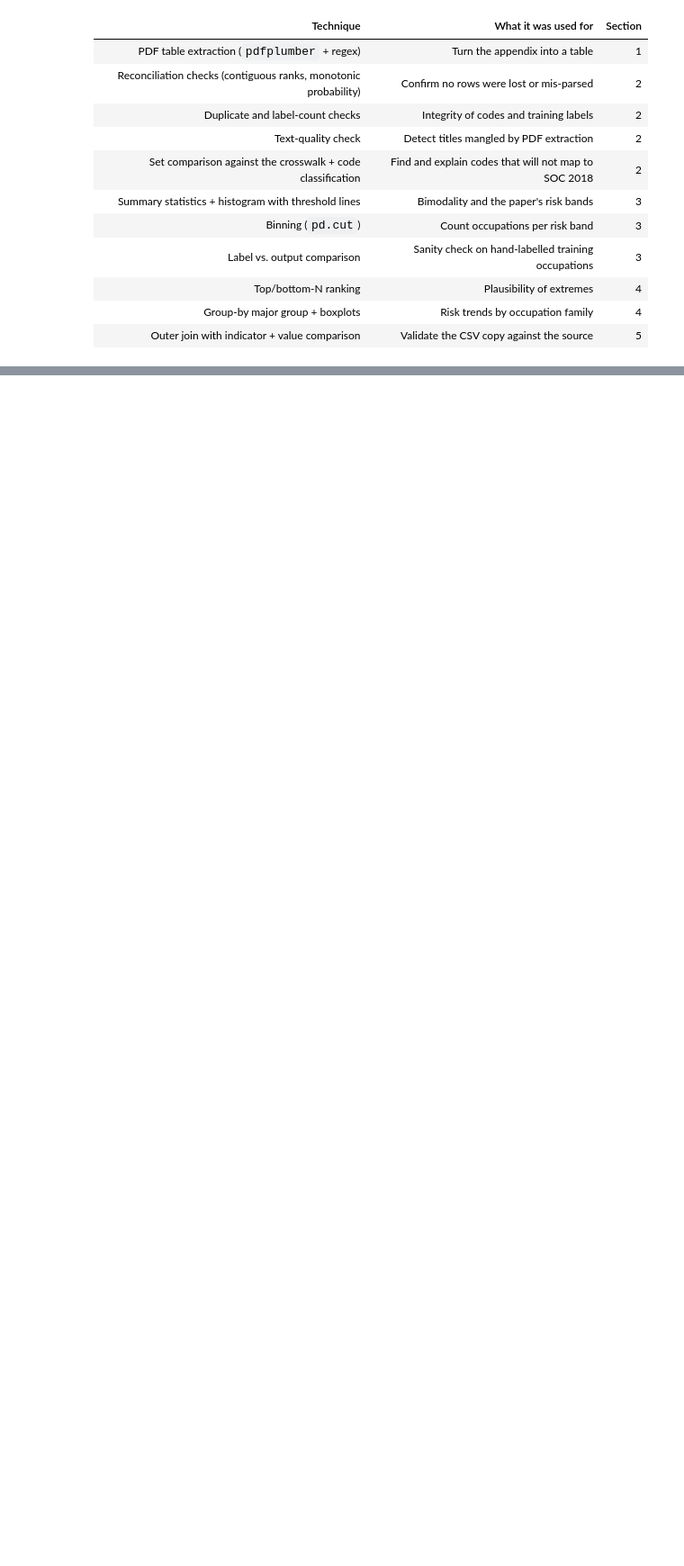
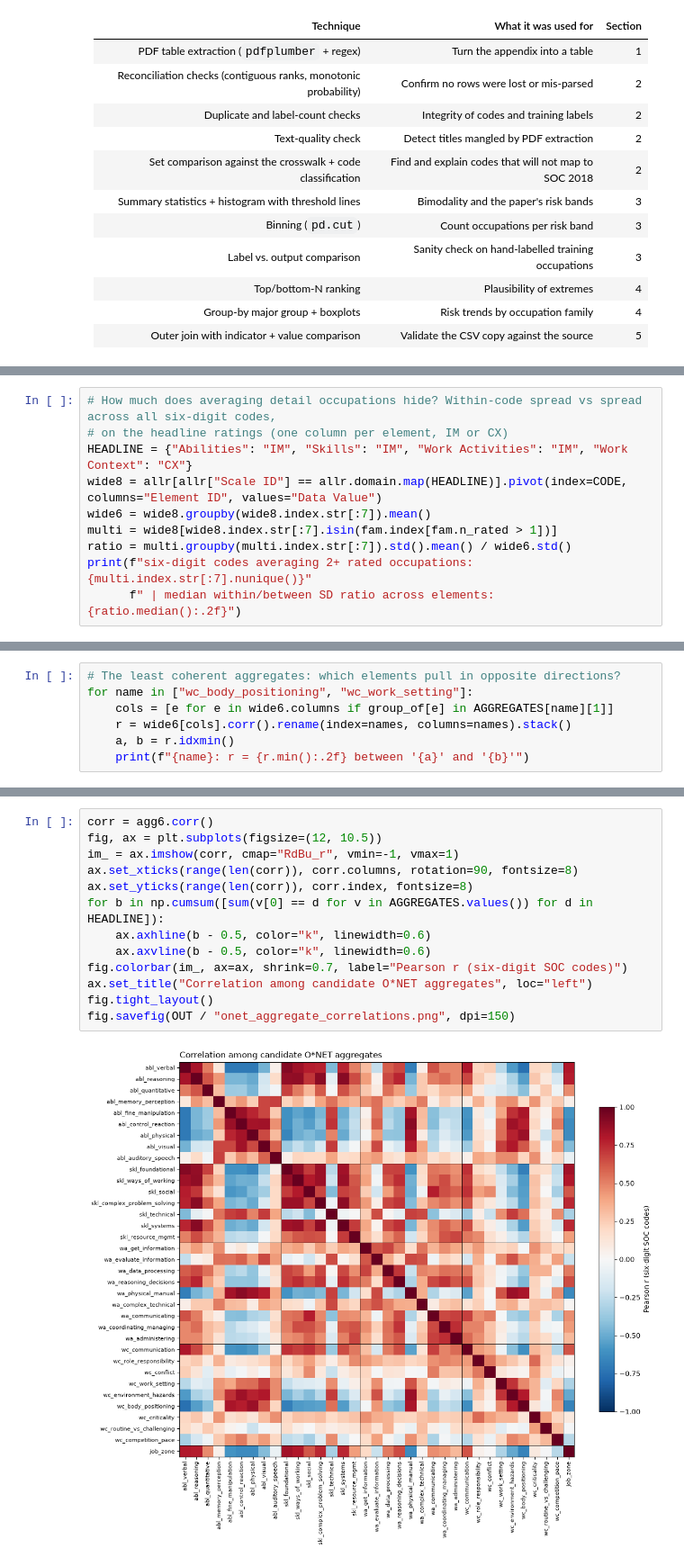
Before and after one commit to Break-Through-Tech/Swytch-1B-do-ai-job-risk-indices-agree, a Jupyter notebook: notebooks/eda/eda_raw.ipynb, the cells around one changed output, grey strips where cells are left out. Shown at 90% size. Cells and saved outputs as stored; diff of their text form; blank space fills up the shorter version.

```diff
--- a/notebooks/eda/eda_raw.ipynb
+++ b/notebooks/eda/eda_raw.ipynb
@@ -1182,0 +1715,10 @@ PDF-only codes on the crosswalk: 32 of 49
+# %%
+# How much does averaging detail occupations hide? Within-code spread vs spread across all six-digit codes,
+# on the headline ratings (one column per element, IM or CX)
+HEADLINE = {"Abilities": "IM", "Skills": "IM", "Work Activities": "IM", "Work Context": "CX"}
+wide8 = allr[allr["Scale ID"] == allr.domain.map(HEADLINE)].pivot(index=CODE, columns="Element ID", values="Data Value")
+wide6 = wide8.groupby(wide8.index.str[:7]).mean()
+multi = wide8[wide8.index.str[:7].isin(fam.index[fam.n_rated > 1])]
+ratio = multi.groupby(multi.index.str[:7]).std().mean() / wide6.std()
+print(f"six-digit codes averaging 2+ rated occupations: {multi.index.str[:7].nunique()}"
+      f" | median within/between SD ratio across elements: {ratio.median():.2f}")
@@ -1182,0 +1854,7 @@ PDF-only codes on the crosswalk: 32 of 49
+# %%
+# The least coherent aggregates: which elements pull in opposite directions?
+for name in ["wc_body_positioning", "wc_work_setting"]:
+    cols = [e for e in wide6.columns if group_of[e] in AGGREGATES[name][1]]
+    r = wide6[cols].corr().rename(index=names, columns=names).stack()
+    a, b = r.idxmin()
+    print(f"{name}: r = {r.min():.2f} between '{a}' and '{b}'")
@@ -1182,0 +1864,15 @@ PDF-only codes on the crosswalk: 32 of 49
+# %%
+corr = agg6.corr()
+fig, ax = plt.subplots(figsize=(12, 10.5))
+im_ = ax.imshow(corr, cmap="RdBu_r", vmin=-1, vmax=1)
+ax.set_xticks(range(len(corr)), corr.columns, rotation=90, fontsize=8)
+ax.set_yticks(range(len(corr)), corr.index, fontsize=8)
+for b in np.cumsum([sum(v[0] == d for v in AGGREGATES.values()) for d in HEADLINE]):
+    ax.axhline(b - 0.5, color="k", linewidth=0.6)
+    ax.axvline(b - 0.5, color="k", linewidth=0.6)
+fig.colorbar(im_, ax=ax, shrink=0.7, label="Pearson r (six-digit SOC codes)")
+ax.set_title("Correlation among candidate O*NET aggregates", loc="left")
+fig.tight_layout()
+fig.savefig(OUT / "onet_aggregate_correlations.png", dpi=150)
+# %% [output]
+[figure, added]
```
Also changed, not shown: parts of 46 cells of this notebook.
